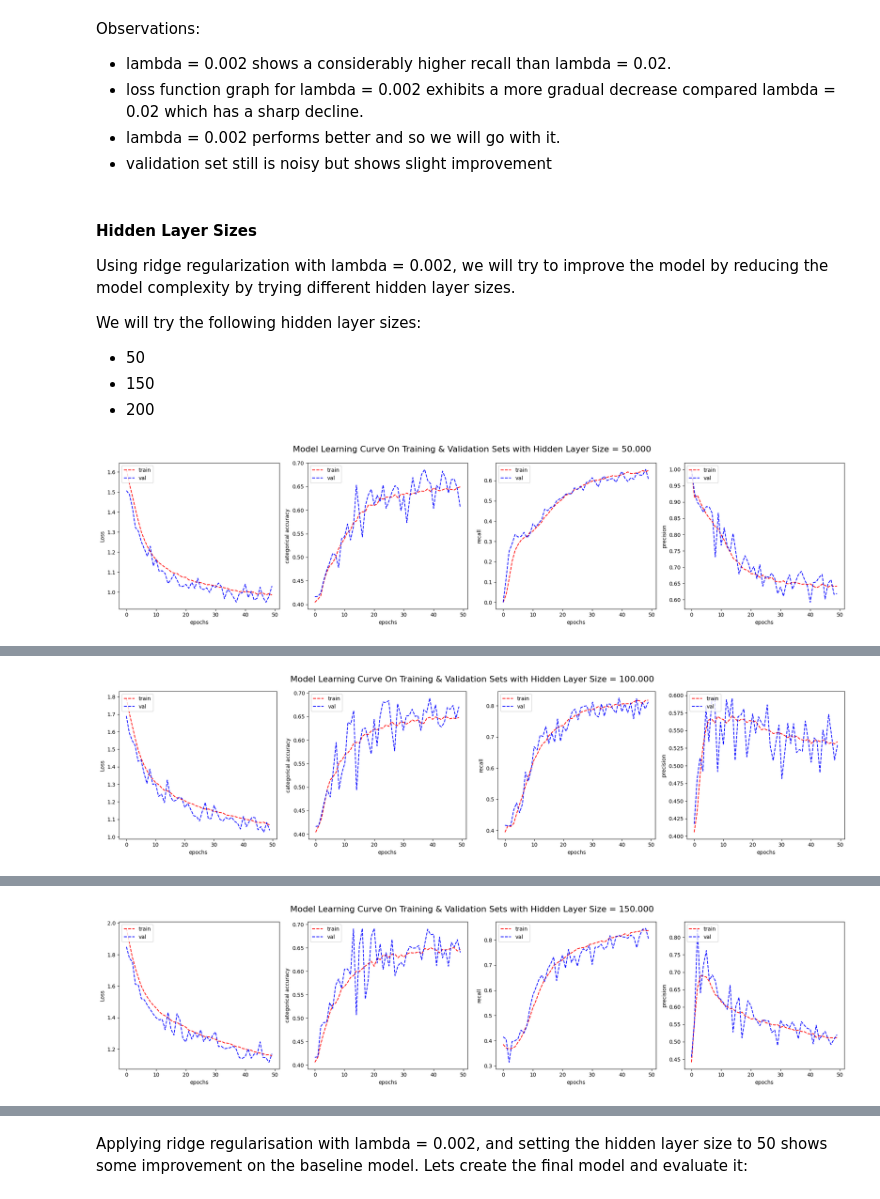
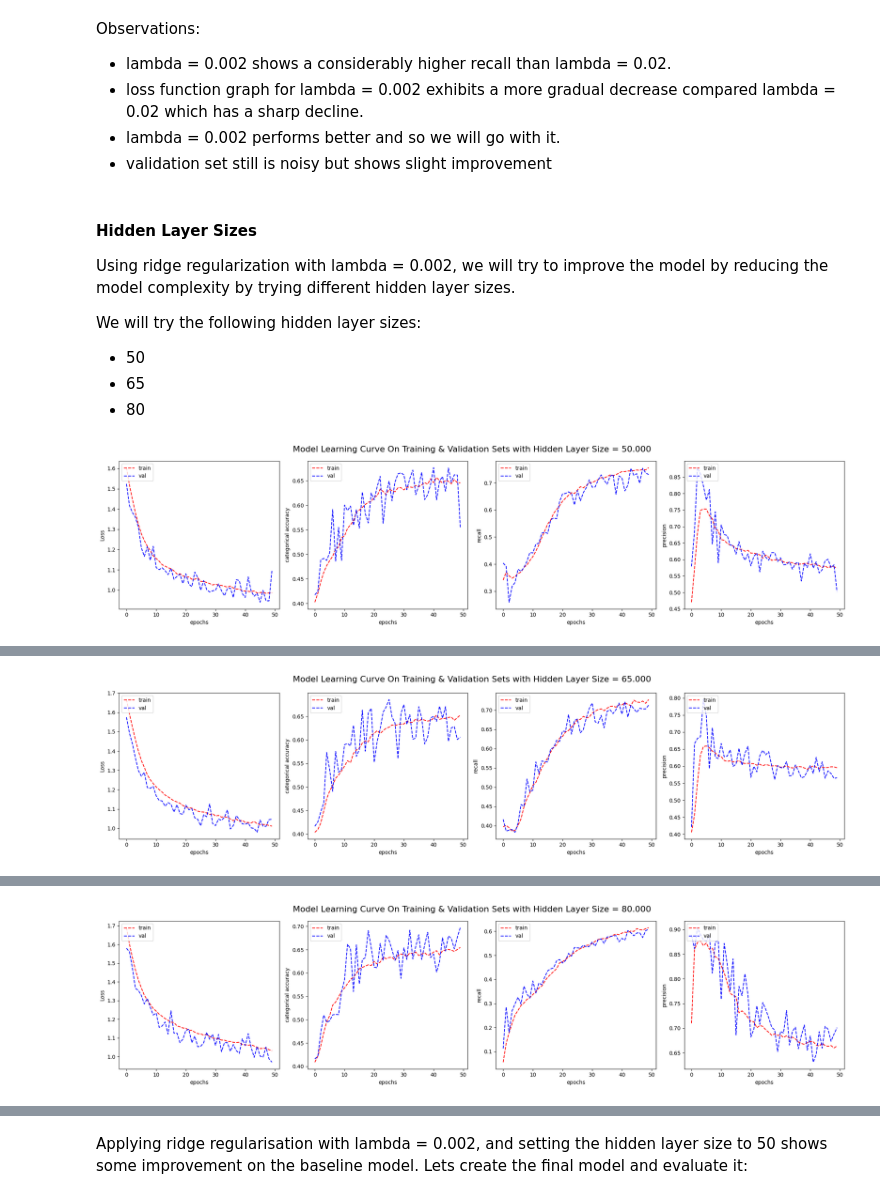
Before and after one commit to IbrahimAshhab/ML-A2-Colon-Cancer, a Jupyter notebook: s3953973_s4007880.ipynb, the cells around one changed output, grey strips where cells are left out. Saved outputs shown, nothing was run; the diff lists cells and outputs as text; code cells hidden in the pictures.

```diff
--- a/s3953973_s4007880.ipynb
+++ b/s3953973_s4007880.ipynb
@@ -1004,10 +1064,10 @@ Using ridge regularization with lambda = 0.002, we will try to improve the model
 
 We will try the following hidden layer sizes:
 - 50
-- 150
-- 200
+- 65
+- 80
 # %%
-HIDDEN_VALS = [50, 100, 150]
+HIDDEN_VALS = [50, 65, 80]
 
 for ridge in HIDDEN_VALS:
     HIDDEN_LAYER_DIM = ridge
@@ -1036,4 +1096,4 @@ for ridge in HIDDEN_VALS:
                     title)
     new_model.evaluate(test_generator)
 # %% [output]
-[figure, old version]
+[figure, new version]
@@ -1041 +1101 @@ for ridge in HIDDEN_VALS:
-[figure, old version]
+[figure, new version]
@@ -1043 +1103 @@ for ridge in HIDDEN_VALS:
-[figure, old version]
+[figure, new version]
```
Also changed, not shown: parts of 35 cells of this notebook.
